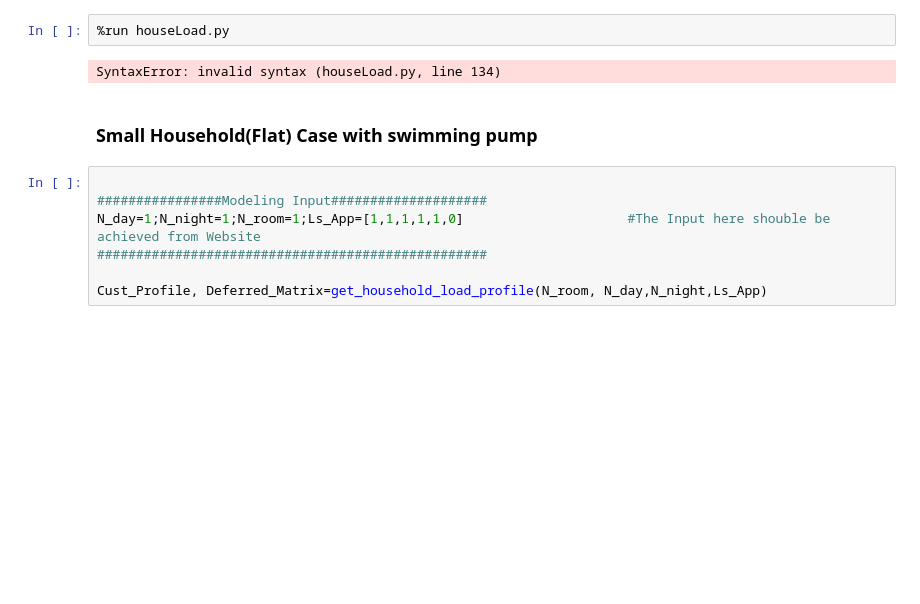
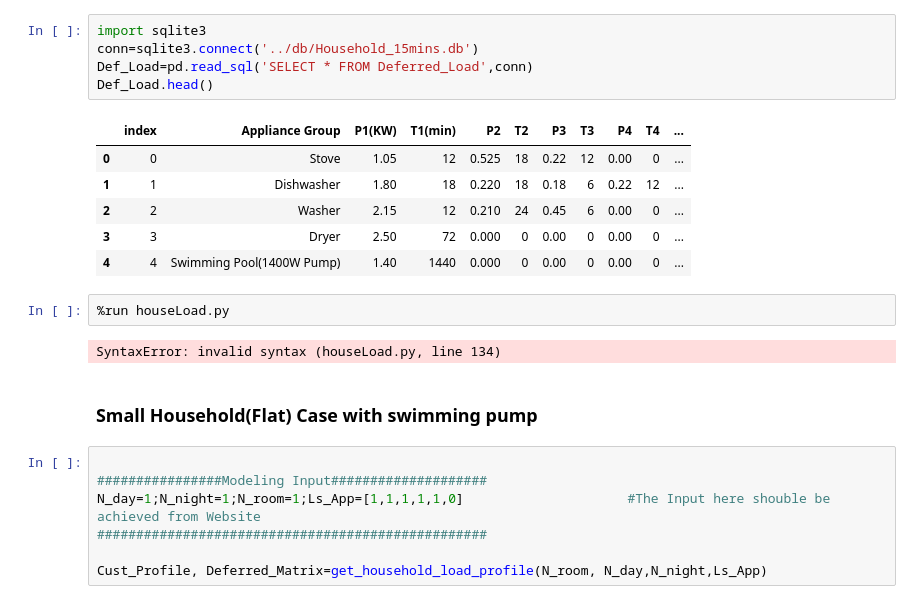
Before and after one commit to Carolinelefloch/WattHot, a Jupyter notebook: lib/houseTest.ipynb, the cells around one changed output. Cells and saved outputs as stored; diff of their text form; blank space fills up the shorter version.

```diff
--- a/lib/houseTest.ipynb
+++ b/lib/houseTest.ipynb
@@ -1,3 +1,15 @@
+# %%
+import sqlite3
+conn=sqlite3.connect('../db/Household_15mins.db')
+Def_Load=pd.read_sql('SELECT * FROM Deferred_Load',conn)
+Def_Load.head()
+# %% [output]
+|  | index | Appliance Group | P1(KW) | T1(min) | P2 | T2 | P3 | T3 | P4 | T4 | ... |
+| 0 | 0 | Stove | 1.05 | 12 | 0.525 | 18 | 0.22 | 12 | 0.00 | 0 | ... |
+| 1 | 1 | Dishwasher | 1.80 | 18 | 0.220 | 18 | 0.18 | 6 | 0.22 | 12 | ... |
+| 2 | 2 | Washer | 2.15 | 12 | 0.210 | 24 | 0.45 | 6 | 0.00 | 0 | ... |
+| 3 | 3 | Dryer | 2.50 | 72 | 0.000 | 0 | 0.00 | 0 | 0.00 | 0 | ... |
+| 4 | 4 | Swimming Pool(1400W Pump) | 1.40 | 1440 | 0.000 | 0 | 0.00 | 0 | 0.00 | 0 | ... |
 # %%
 %run houseLoad.py
 # %% [output]
```
Also changed, not shown: 6 other files.
